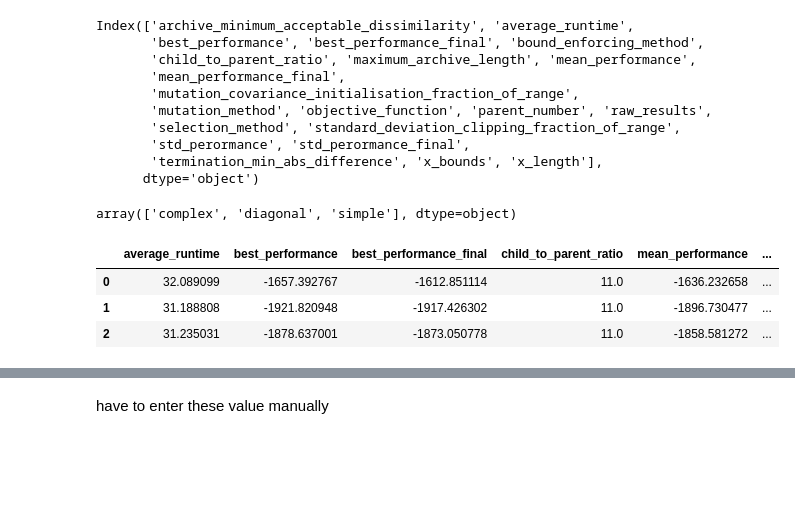
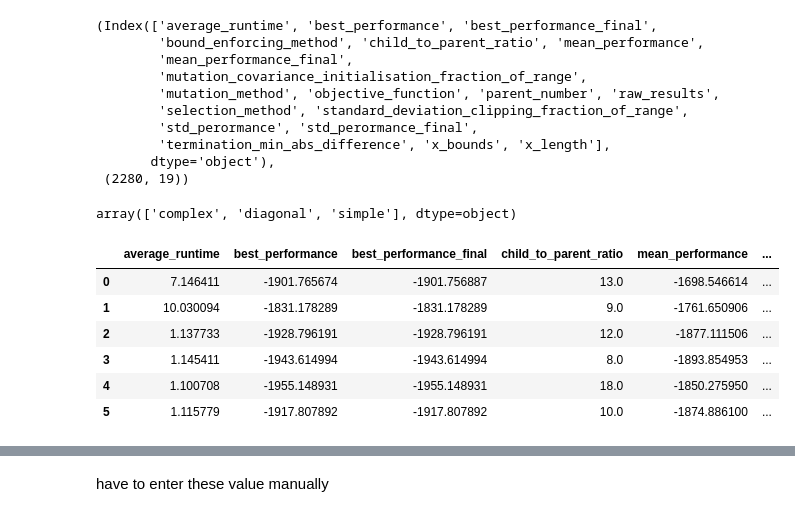
Before and after one commit to lollcat/Metaheuristic_optimisation, a Jupyter notebook: Evolution_Stratergy_Notebooks/Param Optimisation.ipynb, the cells around one changed output, grey strips where cells are left out. Cells and saved outputs as stored; diff of their text form; code cells hidden in the pictures; blank space fills up the shorter version.

```diff
--- a/Evolution_Stratergy_Notebooks/Param Optimisation.ipynb
+++ b/Evolution_Stratergy_Notebooks/Param Optimisation.ipynb
@@ -26,5 +34,5 @@ os.listdir(parent_loc)
 # %%
-file = os.listdir(parent_loc)[-1]
+file = 'param_find1610871792.7808535.pkl'#os.listdir(parent_loc)[-1]
 # %%
 result_list = pickle.load(open(parent_loc + file, "rb"))
 # %%
@@ -43,16 +50,16 @@ results_df.head()
 # %%
-results_df.columns
+results_df.columns, results_df.shape
 # %% [output]
-Index(['archive_minimum_acceptable_dissimilarity', 'average_runtime',
-       'best_performance', 'best_performance_final', 'bound_enforcing_method',
-       'child_to_parent_ratio', 'maximum_archive_length', 'mean_performance',
-       'mean_performance_final',
-       'mutation_covariance_initialisation_fraction_of_range',
-       'mutation_method', 'objective_function', 'parent_number', 'raw_results',
-       'selection_method', 'standard_deviation_clipping_fraction_of_range',
-       'std_perormance', 'std_perormance_final',
-       'termination_min_abs_difference', 'x_bounds', 'x_length'],
-      dtype='object')
+(Index(['average_runtime', 'best_performance', 'best_performance_final',
+        'bound_enforcing_method', 'child_to_parent_ratio', 'mean_performance',
+        'mean_performance_final',
+        'mutation_covariance_initialisation_fraction_of_range',
+        'mutation_method', 'objective_function', 'parent_number', 'raw_results',
+        'selection_method', 'standard_deviation_clipping_fraction_of_range',
+        'std_perormance', 'std_perormance_final',
+        'termination_min_abs_difference', 'x_bounds', 'x_length'],
+       dtype='object'),
+ (2280, 19))
 # %%
 output_names = ['average_runtime','best_performance', 'best_performance_final', 'child_to_parent_ratio', 'mean_performance',
        'mean_performance_final','mutation_method', 'parent_number',
@@ -73,18 +80,21 @@ results_df['mutation_method'].unique()
 array(['complex', 'diagonal', 'simple'], dtype=object)
 # %%
 report_table = pd.DataFrame()
-for selection_method in ['standard_mew_comma_lambda']:#, "elitist"]:
-    for mutation_method in ['complex', 'diagonal', 'simple']:
+for mutation_method in ['complex', 'diagonal', 'simple']:
+    for selection_method in ['standard_mew_comma_lambda', "elitist"]:
         spec_names = ["mutation_method", "selection_method"]
-        spec_vals = [mutation_method]
+        spec_vals = [mutation_method, selection_method]
         output_dict = get_best_values_and_return_dict(spec_names, spec_vals)
         report_table = report_table.append(output_dict, ignore_index=True)
 report_table
 # %% [output]
 |  | average_runtime | best_performance | best_performance_final | child_to_parent_ratio | mean_performance | ... |
-| 0 | 32.089099 | -1657.392767 | -1612.851114 | 11.0 | -1636.232658 | ... |
-| 1 | 31.188808 | -1921.820948 | -1917.426302 | 11.0 | -1896.730477 | ... |
-| 2 | 31.235031 | -1878.637001 | -1873.050778 | 11.0 | -1858.581272 | ... |
+| 0 | 7.146411 | -1901.765674 | -1901.756887 | 13.0 | -1698.546614 | ... |
+| 1 | 10.030094 | -1831.178289 | -1831.178289 | 9.0 | -1761.650906 | ... |
+| 2 | 1.137733 | -1928.796191 | -1928.796191 | 12.0 | -1877.111506 | ... |
+| 3 | 1.145411 | -1943.614994 | -1943.614994 | 8.0 | -1893.854953 | ... |
+| 4 | 1.100708 | -1955.148931 | -1955.148931 | 18.0 | -1850.275950 | ... |
+| 5 | 1.115779 | -1917.807892 | -1917.807892 | 10.0 | -1874.886100 | ... |
 # %%
 report_table["number of offspring"] = report_table['child_to_parent_ratio'] * report_table['parent_number']
 # %%
```
Also changed, not shown: parts of 8 cells of this notebook, 24 other files.
